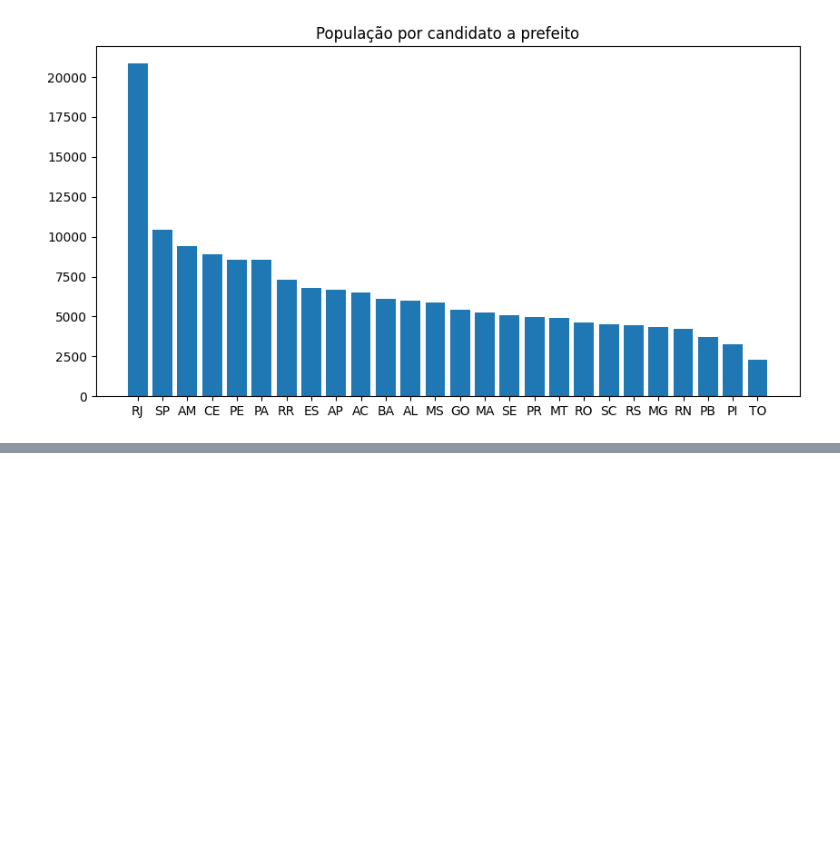
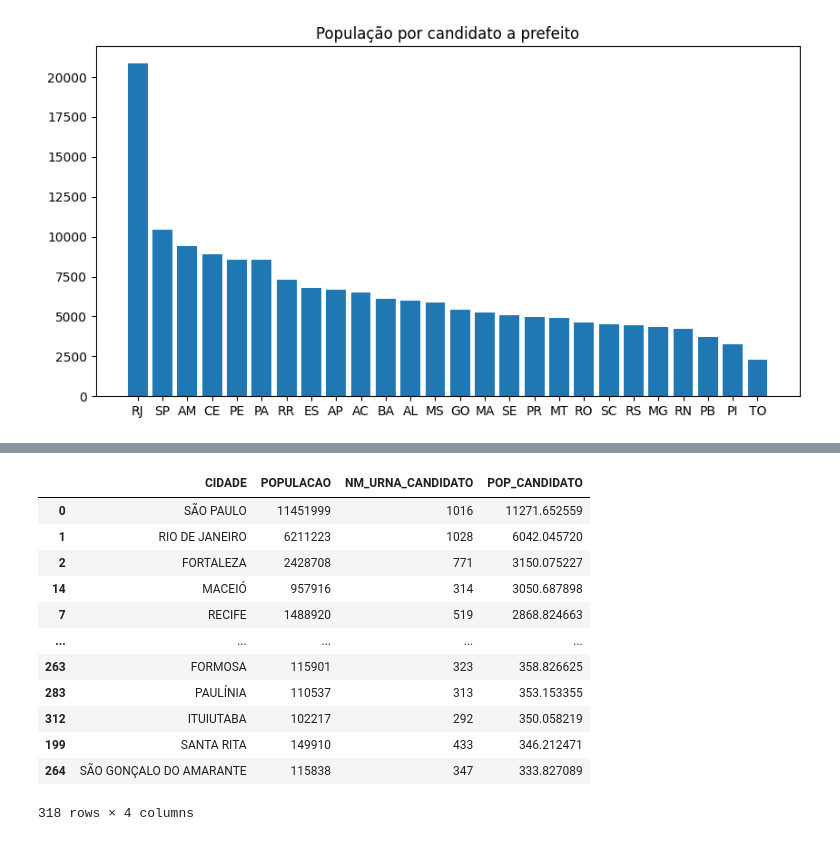
Before and after one commit to nfmmendes/eleicoes-2024-brasil, a Jupyter notebook: Eleições 2024.ipynb, the cells around one changed output, grey strips where cells are left out. Drawn from its saved outputs; the diff is of its cells as text; code cells hidden in the pictures; blank space fills up the shorter version.

```diff
--- a/Eleições 2024.ipynb
+++ b/Eleições 2024.ipynb
@@ -47,0 +66,22 @@ plt.show()
+# %%
+lista_de_cidades = list(df_pop_grandes_cidades["CIDADE"])
+df_cand_vereador_grandes_cidades = df_candidatos_vereador[df_candidatos_vereador["NM_UE"].isin(lista_de_cidades)]\
+[["NM_UE", "NM_URNA_CANDIDATO"]].groupby(["NM_UE"]).count()
+df_cand_vereador_grandes_cidades = df_pop_grandes_cidades.merge(df_cand_vereador_grandes_cidades, left_on="CIDADE", right_on="NM_UE")
+df_cand_vereador_grandes_cidades["POP_CANDIDATO"] = df_cand_vereador_grandes_cidades["POPULACAO"]/df_cand_vereador_grandes_cidades["NM_URNA_CANDIDATO"]
+df_cand_vereador_grandes_cidades = df_cand_vereador_grandes_cidades.sort_values(by="POP_CANDIDATO", ascending=False)
+df_cand_vereador_grandes_cidades
+# %% [output]
+|  | CIDADE | POPULACAO | NM_URNA_CANDIDATO | POP_CANDIDATO |
+| 0 | SÃO PAULO | 11451999 | 1016 | 11271.652559 |
+| 1 | RIO DE JANEIRO | 6211223 | 1028 | 6042.045720 |
+| 2 | FORTALEZA | 2428708 | 771 | 3150.075227 |
+| 14 | MACEIÓ | 957916 | 314 | 3050.687898 |
+| 7 | RECIFE | 1488920 | 519 | 2868.824663 |
+| ... | ... | ... | ... | ... |
+| 263 | FORMOSA | 115901 | 323 | 358.826625 |
+| 283 | PAULÍNIA | 110537 | 313 | 353.153355 |
+| 312 | ITUIUTABA | 102217 | 292 | 350.058219 |
+| 199 | SANTA RITA | 149910 | 433 | 346.212471 |
+| 264 | SÃO GONÇALO DO AMARANTE | 115838 | 347 | 333.827089 |
+318 rows × 4 columns
```
Also changed, not shown: parts of 4 cells of this notebook.
